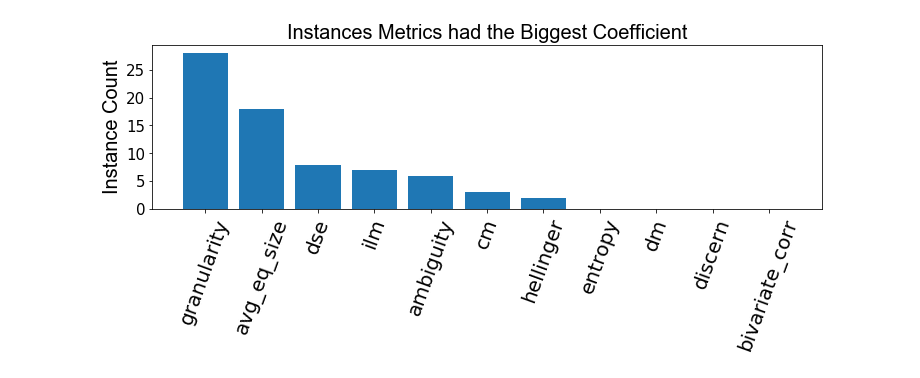
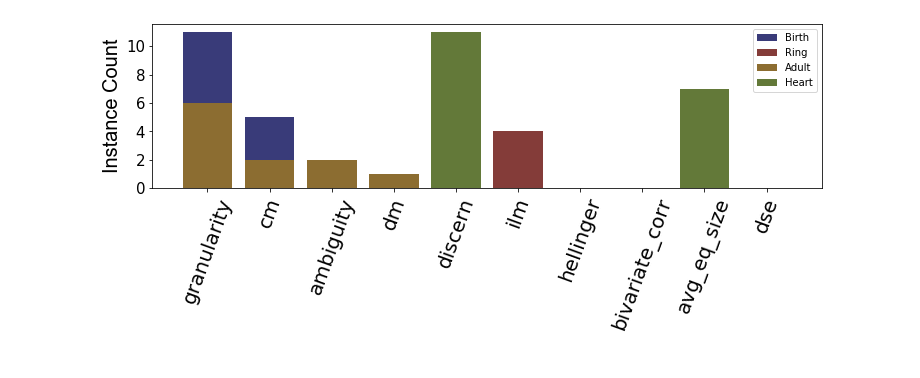
Before and after one commit to Deeep12345/Entropy_utility_measure, a Jupyter notebook: code/results/figures/LinearRegWinners.ipynb, the cells around one changed output. Saved outputs shown, nothing was run; the diff lists cells and outputs as text; code cells hidden in the pictures.

Commit message:
updating git figures and autosklearn models

```diff
--- a/code/results/figures/LinearRegWinners.ipynb
+++ b/code/results/figures/LinearRegWinners.ipynb
@@ -58,14 +106,21 @@ df
 # %%
-win_count = {c:0 for c in df.columns}
+dataset_counts = {}
+for ds in ["birth", "ring", "adult","heart"]:
+    win_count = {c:0 for c in df.columns[4:]}
+    df_ds = df[df["level_0"] == f"{ds}_randoms"]
 
-for i in range(len(df)):
-    max_val =0
-    max_met = ""
 
-    for c in df.columns:
-        if df.iloc[i][c] > max_val:
-            max_val = df.iloc[i][c]
-            max_met = c
-    win_count[max_met] += 1
-win_count
+    for i in range(len(df_ds)):
+        max_val =0
+        max_met = ""
+
+        for c in df_ds.columns[4:]:
+            print(c)
+            if df_ds.iloc[i][c] > max_val:
+                max_val = df_ds.iloc[i][c]
+                max_met = c
+        win_count[max_met] += 1
+
+    dataset_counts[ds] = win_count
+dataset_counts
 # %% [output]
@@ -83,2 +161,7 @@ win_count
 # %%
-win_count = {k: v for k, v in sorted(win_count.items(), key=lambda item: item[1], reverse=True)}
+win_counts = []
+for ds in dataset_counts:
+    win_count = {k: v for k, v in sorted(dataset_counts[ds].items(), key=lambda item: item[1], reverse=True)}
+    win_counts.append(win_count)
+
+win_counts
@@ -85,11 +186,18 @@ win_count = {k: v for k, v in sorted(win_count.items(), key=lambda item: item[1]
 # %%
 plt.figure(figsize=(12,6))
 plt.xticks(rotation=70, fontsize=20)
 plt.yticks(fontsize=15)
 plt.ylabel("Instance Count", fontsize=20, fontname='Arial')
-plt.bar(win_count.keys(), win_count.values(), label=win_count.keys())
-plt.title("Instances Metrics had the Biggest Coefficient", fontsize=20, fontname="Arial")
+ps = []
+for wc,c in zip(win_counts, [colormap(0),colormap(0.61),colormap(0.41),colormap(0.21)]):
+    p = plt.bar(wc.keys(), wc.values(), label=wc.keys(), color=c)
+    ps.append(p)
+
+plt.legend((ps[0][0],ps[1][0], ps[2][0], ps[3][0]), ('Birth', 'Ring', "Adult", "Heart"))
+
+plt.legend
 plt.gcf().subplots_adjust(bottom=0.5)
+
 plt.savefig("linear_regression_highest_counts.png")
 # %% [output]
-[figure, old version]
+[figure, new version]
```
Also changed, not shown: parts of 13 cells of this notebook, 28 other files.
